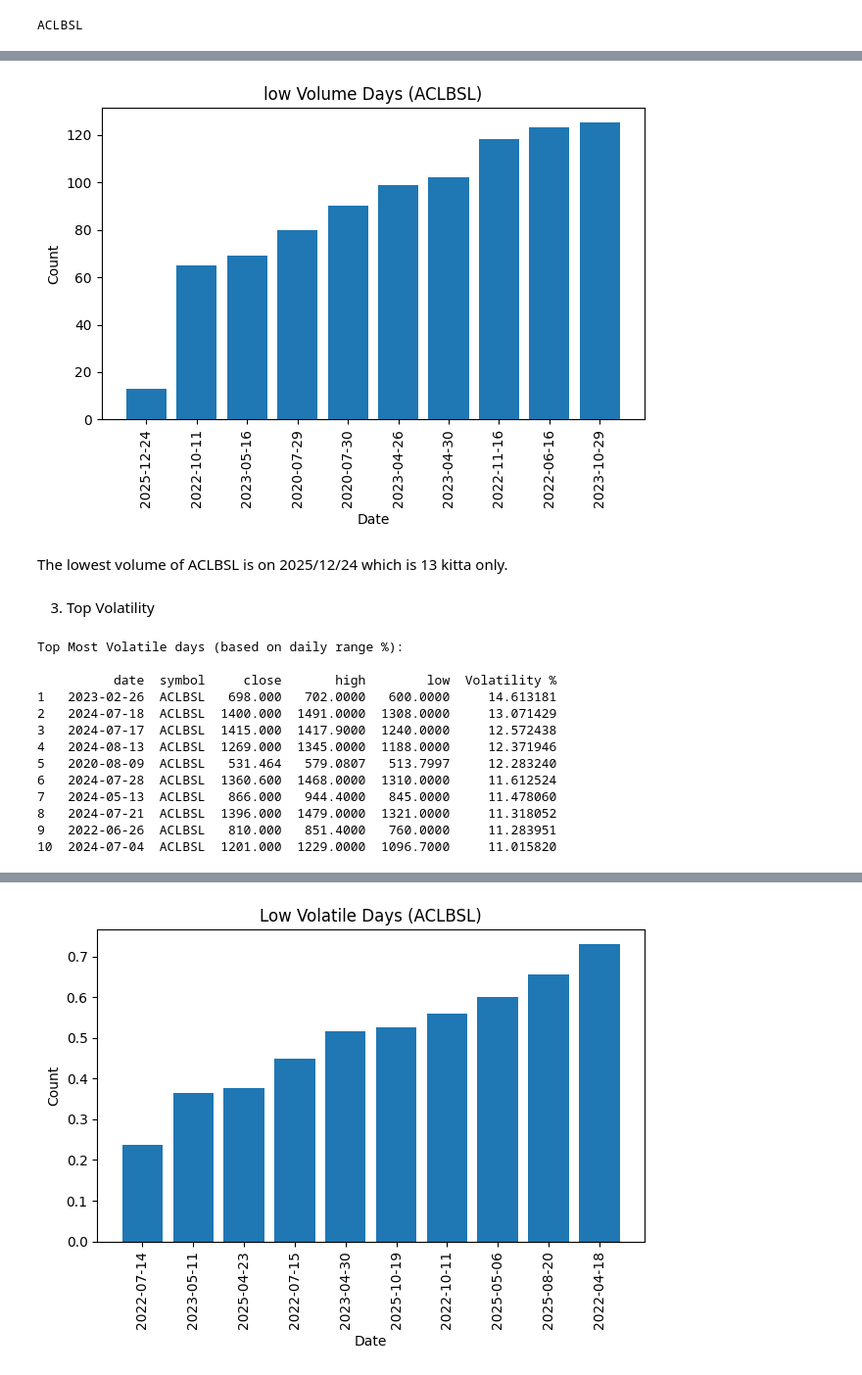
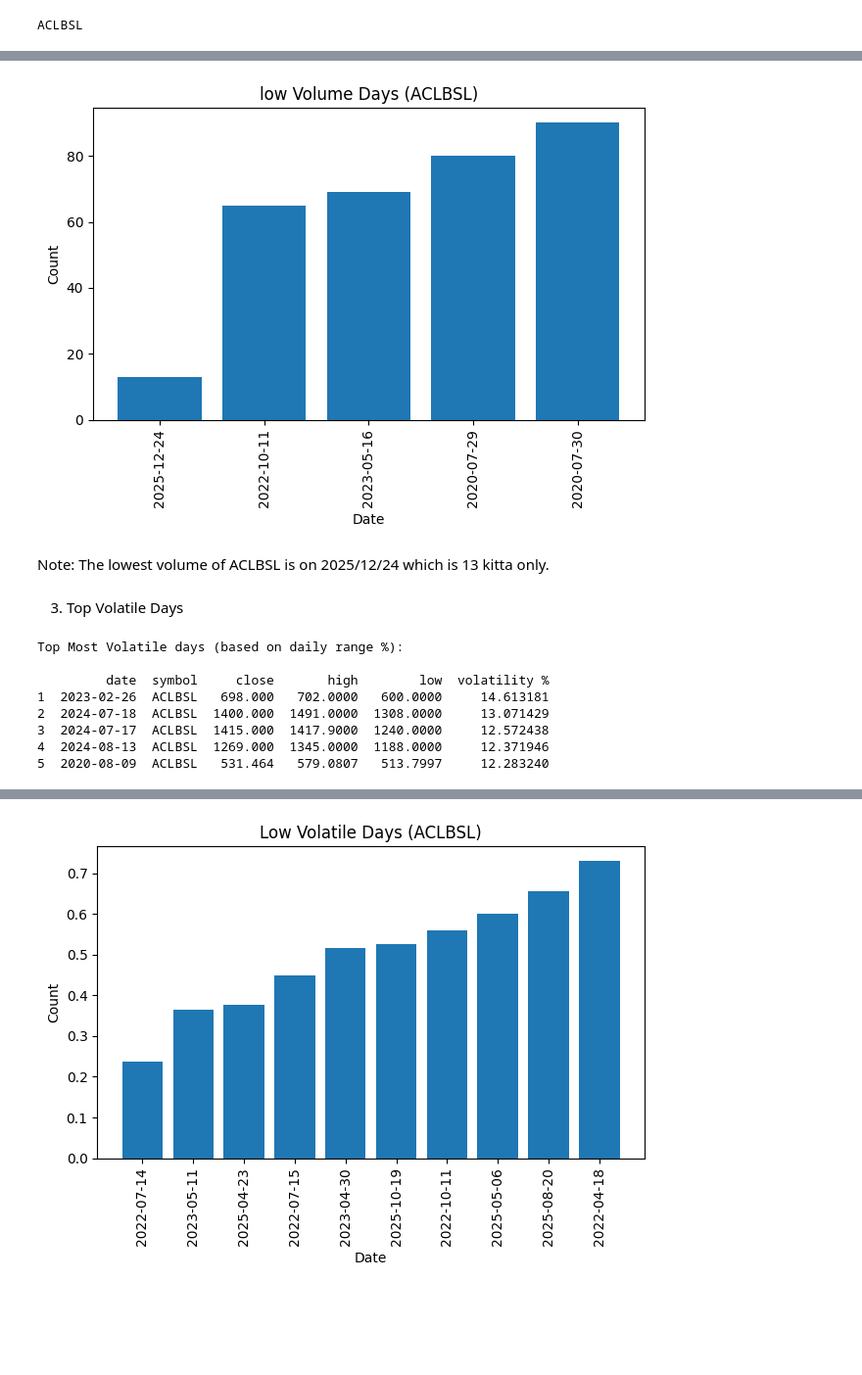
Before and after one commit to Sachinkc263/datascience, a Jupyter notebook: Nepse_data_insights/aclbsl_insights.ipynb, the cells around one changed output, grey strips where cells are left out. Shown at 98% size. Drawn from its saved outputs; the diff is of its cells as text; code cells hidden in the pictures; blank space fills up the shorter version.

Commit message:
aclbsl_insights_modified

```diff
--- a/Nepse_data_insights/aclbsl_insights.ipynb
+++ b/Nepse_data_insights/aclbsl_insights.ipynb
@@ -54,5 +52,7 @@ The highest Volume of ACLBSL is on 2021/01/18 which is around 50000 kitta.
 # %%
-low_volume = df.sort_values(by= "volume", ascending=True).head(10)[["date","symbol","volume"]]
+# "volume" column lai ascending order ma sort garxa, take 5 rows with ("date","symbol","volume")
+low_volume = df.sort_values(by= "volume", ascending=True).head(5)[["date","symbol","volume"]]
+#index lai feri 1 dekhi strat garinxa
 low_volume.index = range(1, len(low_volume)+1)
 print("\nLow Volume Days:\n")
 print(low_volume)
@@ -73,37 +68,36 @@ Low Volume Days:
 # %%
 plt.figure()
-plt.bar(low_volume["date"], low_volume["volume"])
+#bar graph of lowes volume days
+plt.bar(low_volume["date"].astype(str), low_volume["volume"])
 plt.title(f"low Volume Days ({stock_symbol})")
 plt.xlabel("Date")
 plt.ylabel("Count")
 plt.xticks(rotation=90)
 plt.tight_layout()
 plt.show()
 # %% [output]
-[figure, old version]
+[figure, new version]
 # %% [markdown]
-The lowest volume of ACLBSL is on 2025/12/24 which is 13 kitta only.
+Note: The lowest volume of ACLBSL is on 2025/12/24 which is 13 kitta only.
 # %% [markdown]
-3. Top Volatility
+3. Top Volatile Days
 # %%
-df["Volatility %"] = ((df['high']-df['low'])/df['close'])*100
-top_volatile = df.sort_values(by="Volatility %", ascending=False).head(10)[['date','symbol','close', 'high', 'low', 'Volatility %']]
+# volatility (price fluctuation) formula
+df["volatility %"] = ((df['high']-df['low'])/df['close'])*100
+#volatility % lai descending sort gari, take 5 rows with ('date','symbol','close', 'high', 'low', 'volatility %')
+top_volatile = df.sort_values(by="volatility %", ascending=False).head(5)[['date','symbol','close', 'high', 'low', 'volatility %']]
+# reindex from 1
 top_volatile.index = range(1, len(top_volatile)+1)
 print("\nTop Most Volatile days (based on daily range %):\n")
 print(top_volatile)
 # %% [output]
 Top Most Volatile days (based on daily range %):
 
-          date  symbol     close       high        low  Volatility %
-1   2023-02-26  ACLBSL   698.000   702.0000   600.0000     14.613181
-2   2024-07-18  ACLBSL  1400.000  1491.0000  1308.0000     13.071429
-3   2024-07-17  ACLBSL  1415.000  1417.9000  1240.0000     12.572438
-4   2024-08-13  ACLBSL  1269.000  1345.0000  1188.0000     12.371946
-5   2020-08-09  ACLBSL   531.464   579.0807   513.7997     12.283240
-6   2024-07-28  ACLBSL  1360.600  1468.0000  1310.0000     11.612524
-7   2024-05-13  ACLBSL   866.000   944.4000   845.0000     11.478060
-8   2024-07-21  ACLBSL  1396.000  1479.0000  1321.0000     11.318052
-9   2022-06-26  ACLBSL   810.000   851.4000   760.0000     11.283951
-10  2024-07-04  ACLBSL  1201.000  1229.0000  1096.7000     11.015820
+         date  symbol     close       high        low  volatility %
+1  2023-02-26  ACLBSL   698.000   702.0000   600.0000     14.613181
+2  2024-07-18  ACLBSL  1400.000  1491.0000  1308.0000     13.071429
+3  2024-07-17  ACLBSL  1415.000  1417.9000  1240.0000     12.572438
+4  2024-08-13  ACLBSL  1269.000  1345.0000  1188.0000     12.371946
+5  2020-08-09  ACLBSL   531.464   579.0807   513.7997     12.283240
 # %%
 plt.figure()
```
Also changed, not shown: parts of 27 cells of this notebook.
